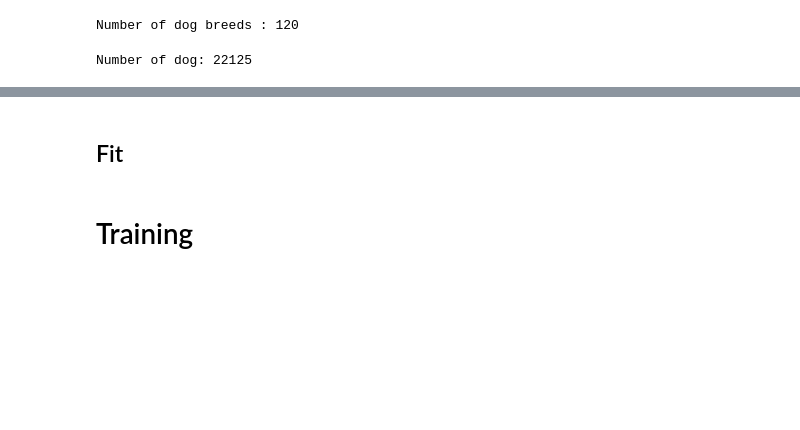
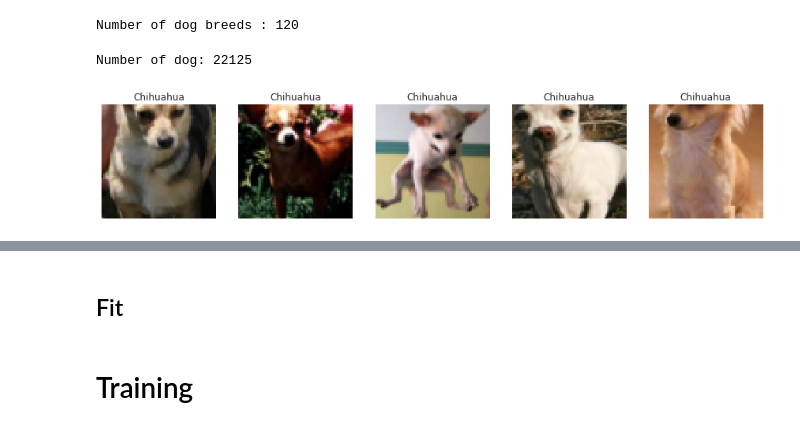
Before and after one commit to TheoViel/DCGAN_Dogs, a Jupyter notebook: notebooks/DCGAN.ipynb, the cells around one changed output, grey strips where cells are left out. Drawn from its saved outputs; the diff is of its cells as text; code cells hidden in the pictures; blank space fills up the shorter version.

```diff
--- a/notebooks/DCGAN.ipynb
+++ b/notebooks/DCGAN.ipynb
@@ -67,4 +69,19 @@ nb_dogs = len(dataset)
 print(f'Number of dog: {nb_dogs}')
 # %% [output]
 Number of dog: 22125
+# %%
+n = 5
+plt.figure(figsize=(15, 3))
+for idx, i in enumerate(range(n)):#enumerate(np.random.choice(len(dataset), n)):
+    plt.subplot(1, n, idx + 1)
+    img, breed = dataset[i]
+    img = img.numpy().transpose(1, 2, 0)
+    img = (img - img.min()) / (img.max() - img.min())
+    plt.imshow(img)
+    plt.axis(False)
+
+    plt.title(dataset.classes[breed])
+plt.show()
+# %% [output]
+[figure, added]
 # %%
```
Also changed, not shown: parts of 34 cells of this notebook, 3 other files.
